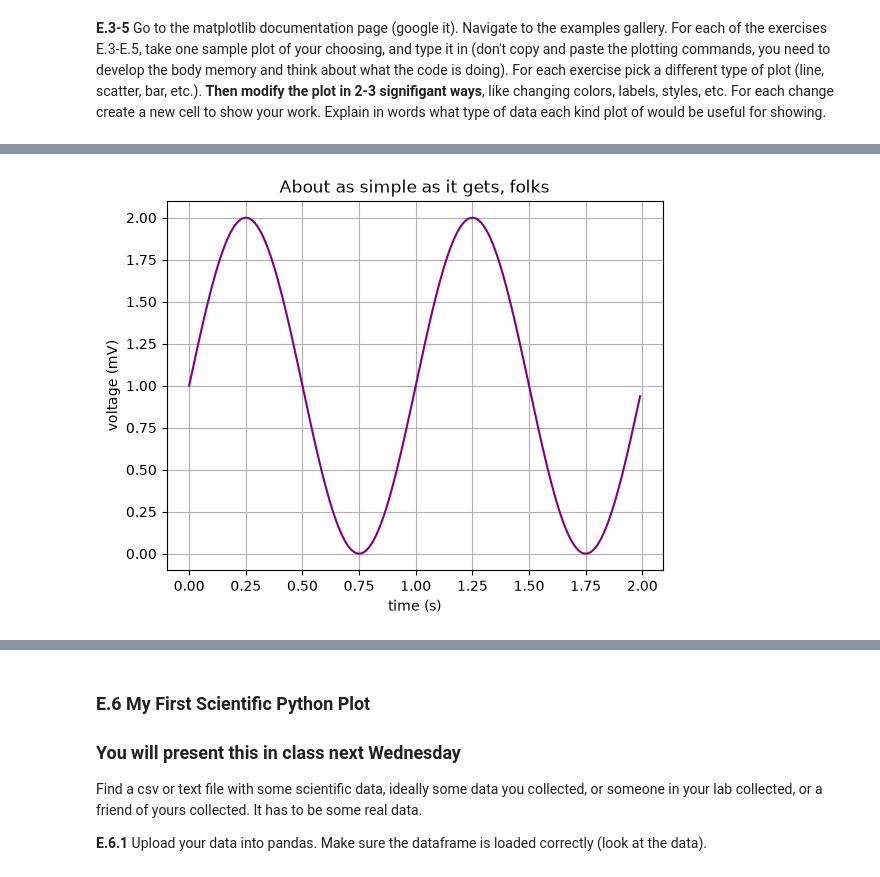
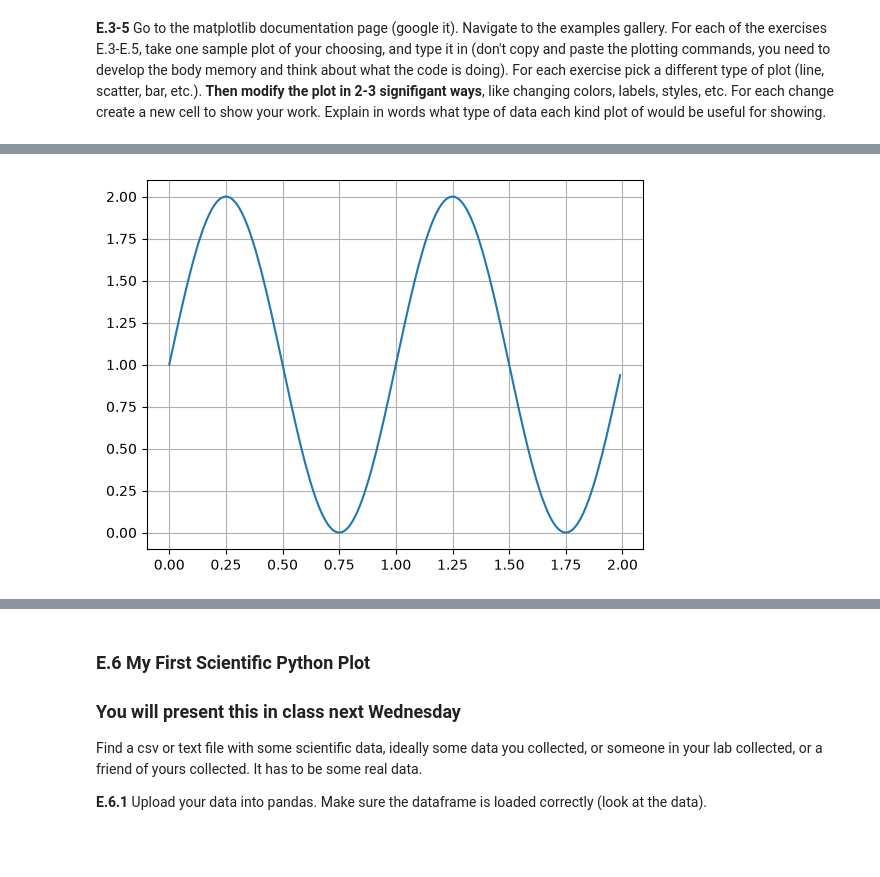
Before and after one commit to chsharrison/Sci_comp_F26, a Jupyter notebook: Taherunnesa_Rahi/Lab3.1_F26.ipynb, the cells around one changed output, grey strips where cells are left out. Cells and saved outputs as stored; diff of their text form; code cells hidden in the pictures; blank space fills up the shorter version.

```diff
--- a/Taherunnesa_Rahi/Lab3.1_F26.ipynb
+++ b/Taherunnesa_Rahi/Lab3.1_F26.ipynb
@@ -493,21 +479,15 @@ plt.show()
 # %%
-# Changing the line color
-
+#using ax
+# Data for plotting
 t = np.arange(0.0, 2.0, 0.01)
 s = 1 + np.sin(2 * np.pi * t)
 
 fig, ax = plt.subplots()
+ax.plot(t, s)
 
-# Change the line color to purple
-ax.plot(t, s, color='purple')
-
-ax.set(
-    xlabel='time (s)',
-    ylabel='voltage (mV)',
-    title='About as simple as it gets, folks'
-)
 
 ax.grid()
+
 plt.show()
 # %% [output]
-[figure, old version]
+[figure, new version]
```
Also changed, not shown: parts of 39 cells of this notebook.
